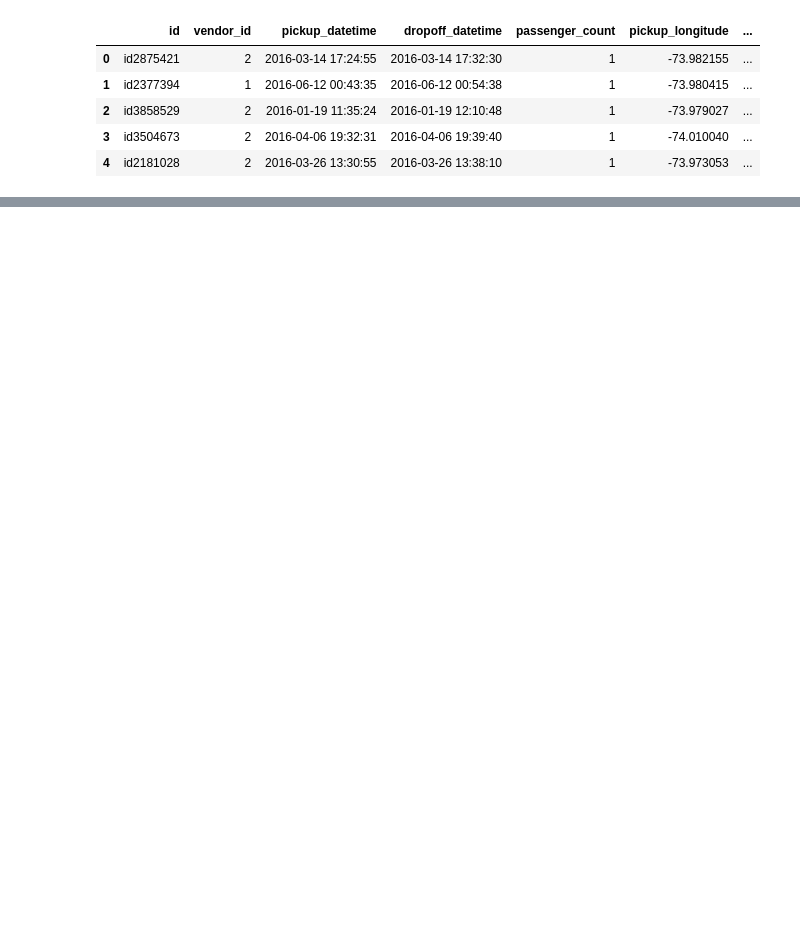
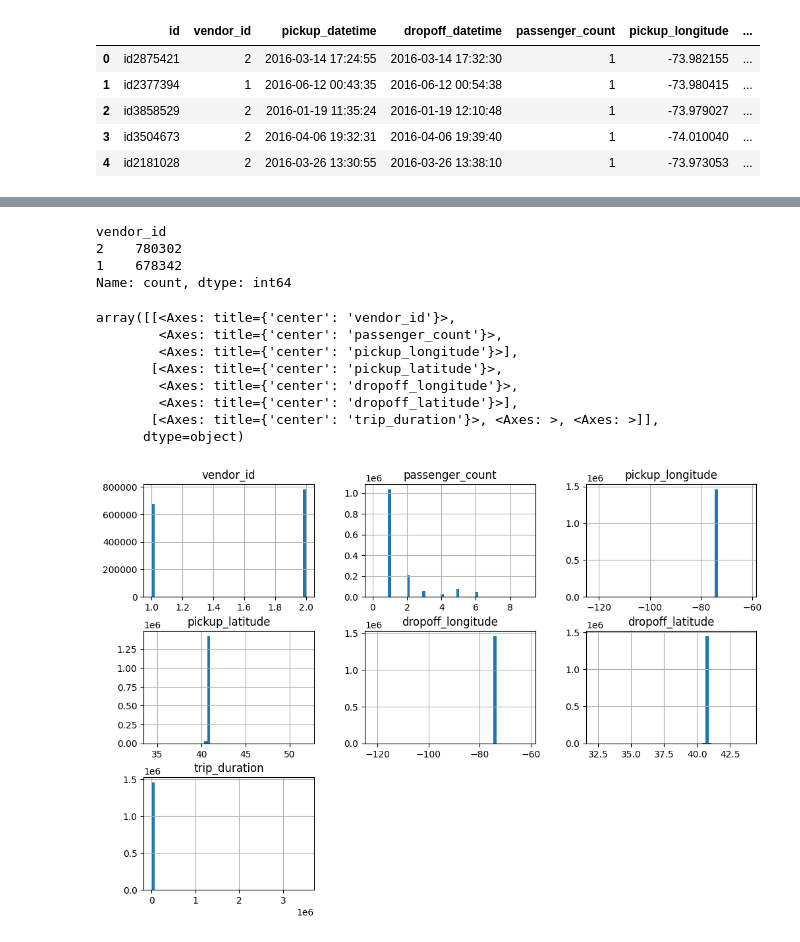
Before and after one commit to SamIeer/NycTaxiDuration, a Jupyter notebook: Notebooks/Preprocessing.ipynb, the cells around one changed output, grey strips where cells are left out. Saved outputs shown, nothing was run; the diff lists cells and outputs as text; code cells hidden in the pictures; blank space fills up the shorter version.

```diff
--- a/Notebooks/Preprocessing.ipynb
+++ b/Notebooks/Preprocessing.ipynb
@@ -15,0 +64,19 @@ df.head()
+# %%
+df['vendor_id'].value_counts()
+# %% [output]
+vendor_id
+2    780302
+1    678342
+Name: count, dtype: int64
+# %%
+df.hist(bins=50, figsize=(12,8)) #Gives the Histogram of featuers
+# %% [output]
+array([[<Axes: title={'center': 'vendor_id'}>,
+        <Axes: title={'center': 'passenger_count'}>,
+        <Axes: title={'center': 'pickup_longitude'}>],
+       [<Axes: title={'center': 'pickup_latitude'}>,
+        <Axes: title={'center': 'dropoff_longitude'}>,
+        <Axes: title={'center': 'dropoff_latitude'}>],
+       [<Axes: title={'center': 'trip_duration'}>, <Axes: >, <Axes: >]],
+      dtype=object)
+[figure, added]
```
Also changed, not shown: parts of 20 cells of this notebook.
